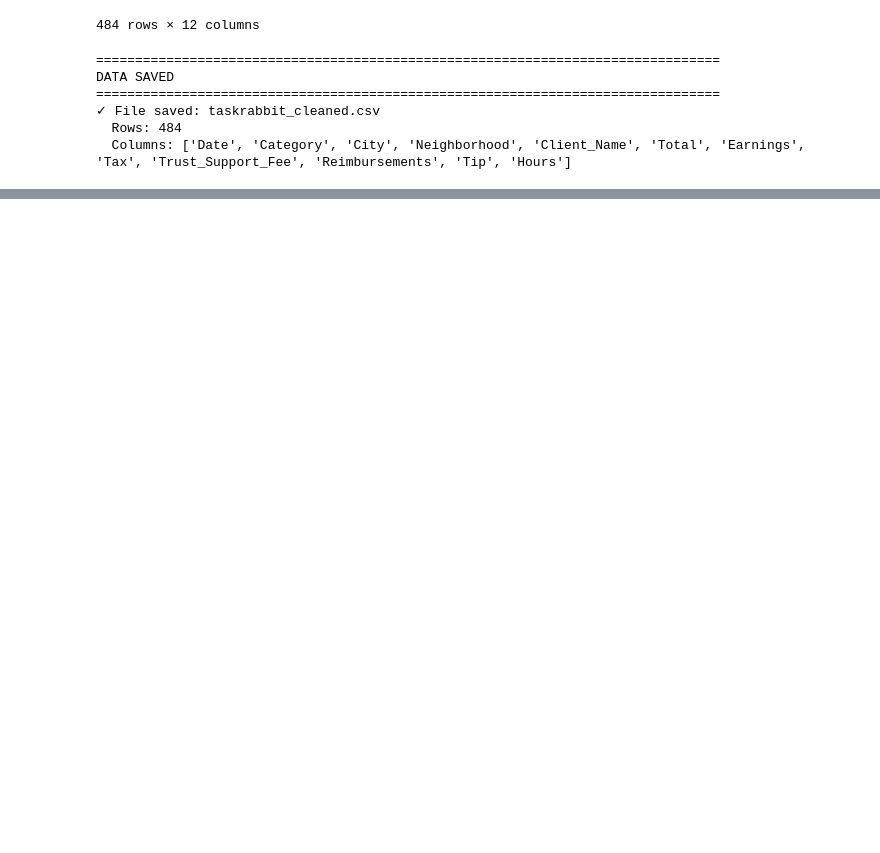
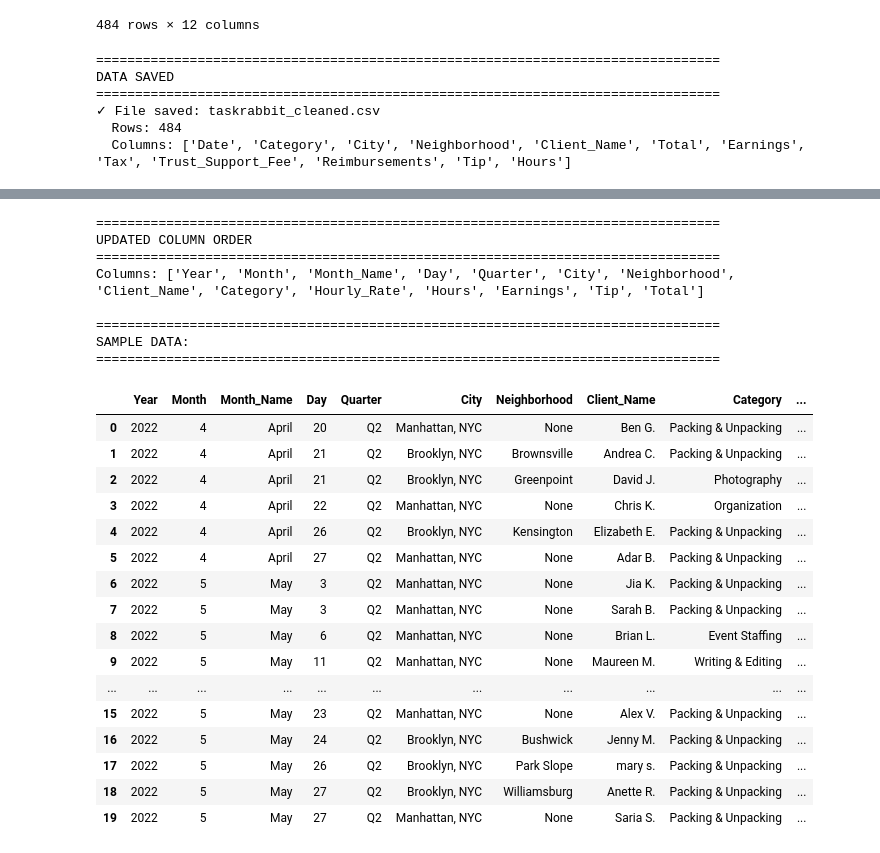
Before and after one commit to Data-Laur/taskrabbit-analysis, a Jupyter notebook: notebooks/01_data_cleaning.ipynb, the cells around one changed output, grey strips where cells are left out. Cells and saved outputs as stored; diff of their text form; code cells hidden in the pictures; blank space fills up the shorter version.

```diff
--- a/notebooks/01_data_cleaning.ipynb
+++ b/notebooks/01_data_cleaning.ipynb
@@ -3977,0 +4287,61 @@ DATA SAVED
+# %%
+# Add Day column
+df_final['Day'] = df_final['Date'].dt.day
+
+# Reorder columns - remove Date, add Day after Month_Name
+final_columns = [
+    'Year',
+    'Month',
+    'Month_Name',
+    'Day',
+    'Quarter',
+    'City',
+    'Neighborhood',
+    'Client_Name',
+    'Category',
+    'Hourly_Rate',
+    'Hours',
+    'Earnings',
+    'Tip',
+    'Total'
+]
+
+df_final = df_final[final_columns].copy()
+
+print("="*80)
+print("UPDATED COLUMN ORDER")
+print("="*80)
+print(f"Columns: {df_final.columns.tolist()}")
+
+print("\n" + "="*80)
+print("SAMPLE DATA:")
+print("="*80)
+
+# Display
+df_final.head(20)
+# %% [output]
+================================================================================
+UPDATED COLUMN ORDER
+================================================================================
+Columns: ['Year', 'Month', 'Month_Name', 'Day', 'Quarter', 'City', 'Neighborhood', 'Client_Name', 'Category', 'Hourly_Rate', 'Hours', 'Earnings', 'Tip', 'Total']
+
+================================================================================
+SAMPLE DATA:
+================================================================================
+|  | Year | Month | Month_Name | Day | Quarter | City | Neighborhood | Client_Name | Category | ... |
+| 0 | 2022 | 4 | April | 20 | Q2 | Manhattan, NYC | None | Ben G. | Packing & Unpacking | ... |
+| 1 | 2022 | 4 | April | 21 | Q2 | Brooklyn, NYC | Brownsville | Andrea C. | Packing & Unpacking | ... |
+| 2 | 2022 | 4 | April | 21 | Q2 | Brooklyn, NYC | Greenpoint | David J. | Photography | ... |
+| 3 | 2022 | 4 | April | 22 | Q2 | Manhattan, NYC | None | Chris K. | Organization | ... |
+| 4 | 2022 | 4 | April | 26 | Q2 | Brooklyn, NYC | Kensington | Elizabeth E. | Packing & Unpacking | ... |
+| 5 | 2022 | 4 | April | 27 | Q2 | Manhattan, NYC | None | Adar B. | Packing & Unpacking | ... |
+| 6 | 2022 | 5 | May | 3 | Q2 | Manhattan, NYC | None | Jia K. | Packing & Unpacking | ... |
+| 7 | 2022 | 5 | May | 3 | Q2 | Manhattan, NYC | None | Sarah B. | Packing & Unpacking | ... |
+| 8 | 2022 | 5 | May | 6 | Q2 | Manhattan, NYC | None | Brian L. | Event Staffing | ... |
+| 9 | 2022 | 5 | May | 11 | Q2 | Manhattan, NYC | None | Maureen M. | Writing & Editing | ... |
+| ... | ... | ... | ... | ... | ... | ... | ... | ... | ... | ... |
+| 15 | 2022 | 5 | May | 23 | Q2 | Manhattan, NYC | None | Alex V. | Packing & Unpacking | ... |
+| 16 | 2022 | 5 | May | 24 | Q2 | Brooklyn, NYC | Bushwick | Jenny M. | Packing & Unpacking | ... |
+| 17 | 2022 | 5 | May | 26 | Q2 | Brooklyn, NYC | Park Slope | mary s. | Packing & Unpacking | ... |
+| 18 | 2022 | 5 | May | 27 | Q2 | Brooklyn, NYC | Williamsburg | Anette R. | Packing & Unpacking | ... |
+| 19 | 2022 | 5 | May | 27 | Q2 | Manhattan, NYC | None | Saria S. | Packing & Unpacking | ... |
```
Also changed, not shown: parts of 16 cells of this notebook, 4 other files.
